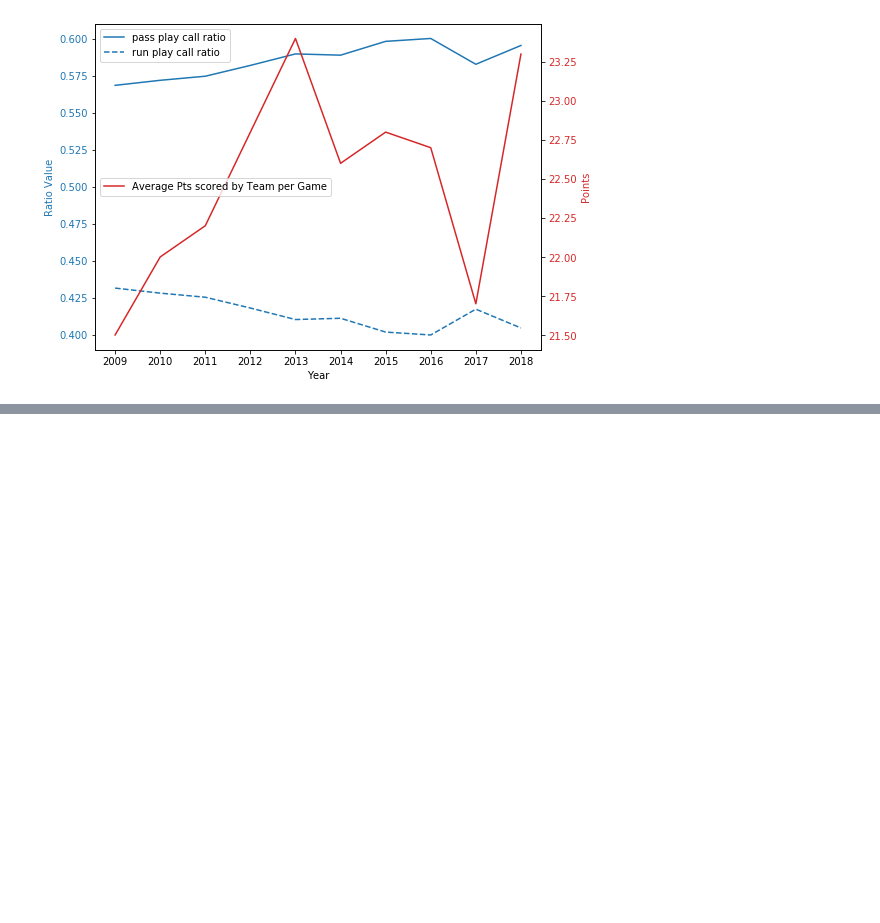
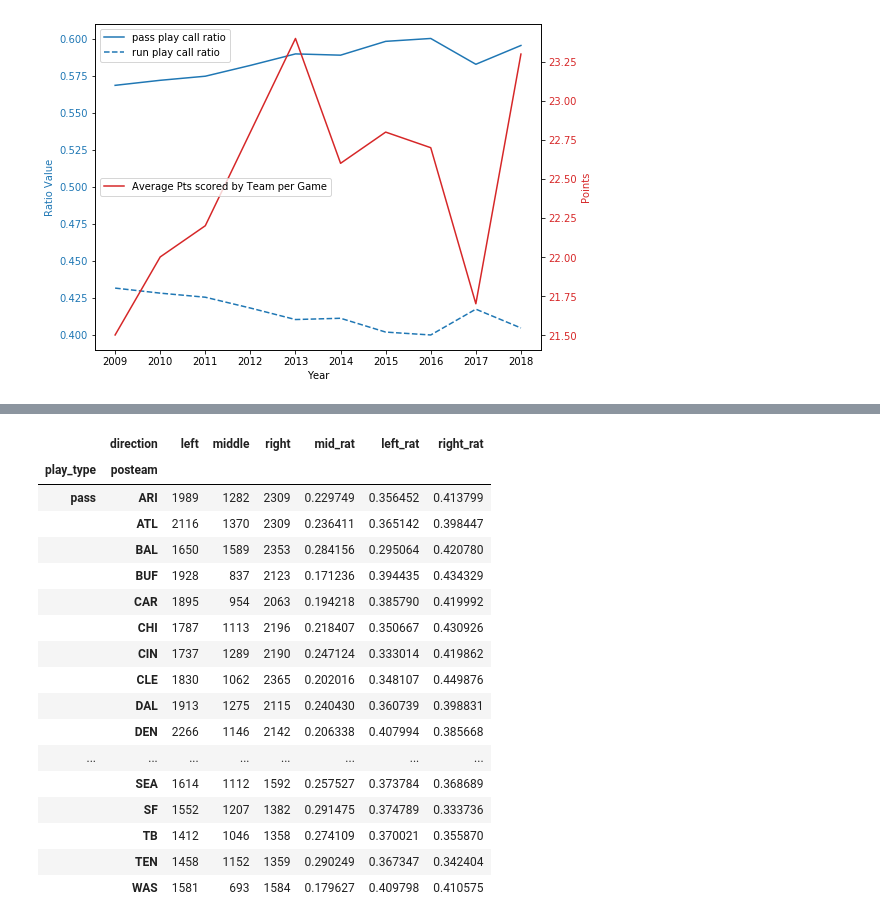
Before and after one commit to pspatel2/nfl_play_by_play_research, a Jupyter notebook: Exploring_Play_by_Play_NFL-Copy1.ipynb, the cells around one changed output, grey strips where cells are left out. Saved outputs shown, nothing was run; the diff lists cells and outputs as text; code cells hidden in the pictures; blank space fills up the shorter version.

```diff
--- a/Exploring_Play_by_Play_NFL-Copy1.ipynb
+++ b/Exploring_Play_by_Play_NFL-Copy1.ipynb
@@ -685,0 +838,27 @@ idea is to pull description of direction of run and pass to see what teams sprea
+# %%
+team_dir_df = df_play_dir.groupby(['play_type','direction','posteam'])['yards_gained'].count().unstack(level=1)
+# %%
+team_dir_df['mid_rat'] = team_dir_df['middle']/(team_dir_df['middle']+team_dir_df['left']+team_dir_df['right'])
+team_dir_df['left_rat'] = team_dir_df['left']/(team_dir_df['middle']+team_dir_df['left']+team_dir_df['right'])
+team_dir_df['right_rat'] = team_dir_df['right']/(team_dir_df['middle']+team_dir_df['left']+team_dir_df['right'])
+# %%
+team_dir_df
+# %% [output]
+|  | direction | left | middle | right | mid_rat | left_rat | right_rat |
+| play_type | posteam |  |  |  |  |  |  |
+| pass | ARI | 1989 | 1282 | 2309 | 0.229749 | 0.356452 | 0.413799 |
+|  | ATL | 2116 | 1370 | 2309 | 0.236411 | 0.365142 | 0.398447 |
+|  | BAL | 1650 | 1589 | 2353 | 0.284156 | 0.295064 | 0.420780 |
+|  | BUF | 1928 | 837 | 2123 | 0.171236 | 0.394435 | 0.434329 |
+|  | CAR | 1895 | 954 | 2063 | 0.194218 | 0.385790 | 0.419992 |
+|  | CHI | 1787 | 1113 | 2196 | 0.218407 | 0.350667 | 0.430926 |
+|  | CIN | 1737 | 1289 | 2190 | 0.247124 | 0.333014 | 0.419862 |
+|  | CLE | 1830 | 1062 | 2365 | 0.202016 | 0.348107 | 0.449876 |
+|  | DAL | 1913 | 1275 | 2115 | 0.240430 | 0.360739 | 0.398831 |
+|  | DEN | 2266 | 1146 | 2142 | 0.206338 | 0.407994 | 0.385668 |
+| ... | ... | ... | ... | ... | ... | ... | ... |
+|  | SEA | 1614 | 1112 | 1592 | 0.257527 | 0.373784 | 0.368689 |
+|  | SF | 1552 | 1207 | 1382 | 0.291475 | 0.374789 | 0.333736 |
+|  | TB | 1412 | 1046 | 1358 | 0.274109 | 0.370021 | 0.355870 |
+|  | TEN | 1458 | 1152 | 1359 | 0.290249 | 0.367347 | 0.342404 |
+|  | WAS | 1581 | 693 | 1584 | 0.179627 | 0.409798 | 0.410575 |
```
Also changed, not shown: parts of 31 cells of this notebook, 1 other file.
